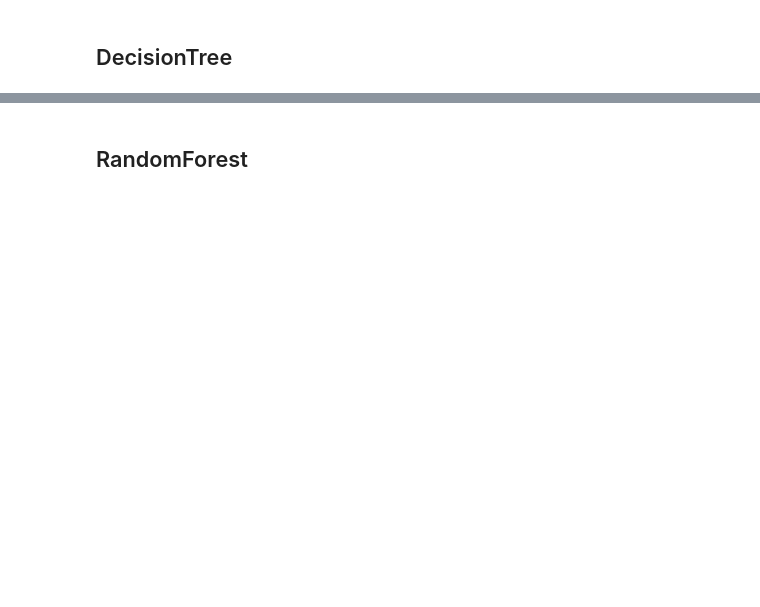
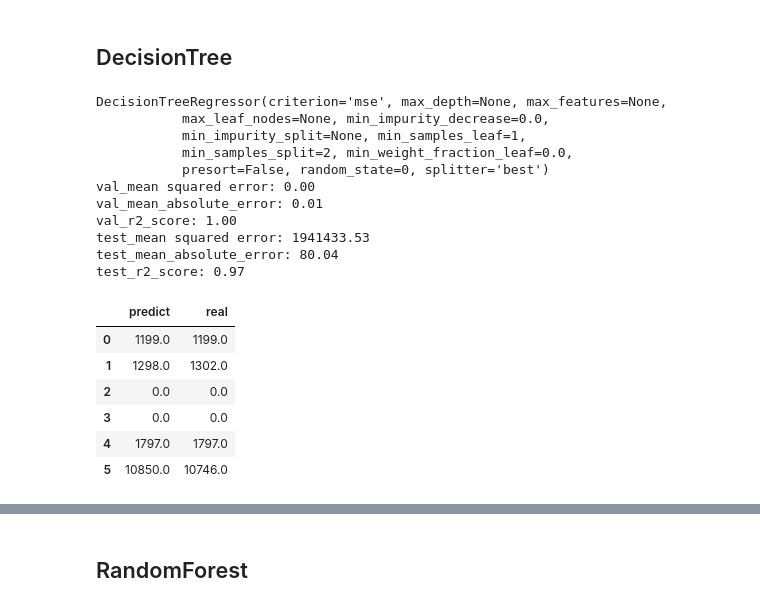
Before and after one commit to hwangching/BDSE_Avengers, a Jupyter notebook: return_prediction/EC/0614model.ipynb, the cells around one changed output, grey strips where cells are left out. Saved outputs shown, nothing was run; the diff lists cells and outputs as text; code cells hidden in the pictures; blank space fills up the shorter version.

```diff
--- a/return_prediction/EC/0614model.ipynb
+++ b/return_prediction/EC/0614model.ipynb
@@ -482,0 +407,25 @@ print("r2_score: %.2f"
+# %%
+from sklearn.tree import DecisionTreeRegressor
+model = DecisionTreeRegressor(random_state=0)
+targetname=['sales_7days']
+dt=trainmodel(ohe_df,targetIndex,targetname,model)
+dt.head(6)
+# %% [output]
+DecisionTreeRegressor(criterion='mse', max_depth=None, max_features=None,
+           max_leaf_nodes=None, min_impurity_decrease=0.0,
+           min_impurity_split=None, min_samples_leaf=1,
+           min_samples_split=2, min_weight_fraction_leaf=0.0,
+           presort=False, random_state=0, splitter='best')
+val_mean squared error: 0.00
+val_mean_absolute_error: 0.01
+val_r2_score: 1.00
+test_mean squared error: 1941433.53
+test_mean_absolute_error: 80.04
+test_r2_score: 0.97
+|  | predict | real |
+| 0 | 1199.0 | 1199.0 |
+| 1 | 1298.0 | 1302.0 |
+| 2 | 0.0 | 0.0 |
+| 3 | 0.0 | 0.0 |
+| 4 | 1797.0 | 1797.0 |
+| 5 | 10850.0 | 10746.0 |
```
Also changed, not shown: parts of 42 cells of this notebook.
